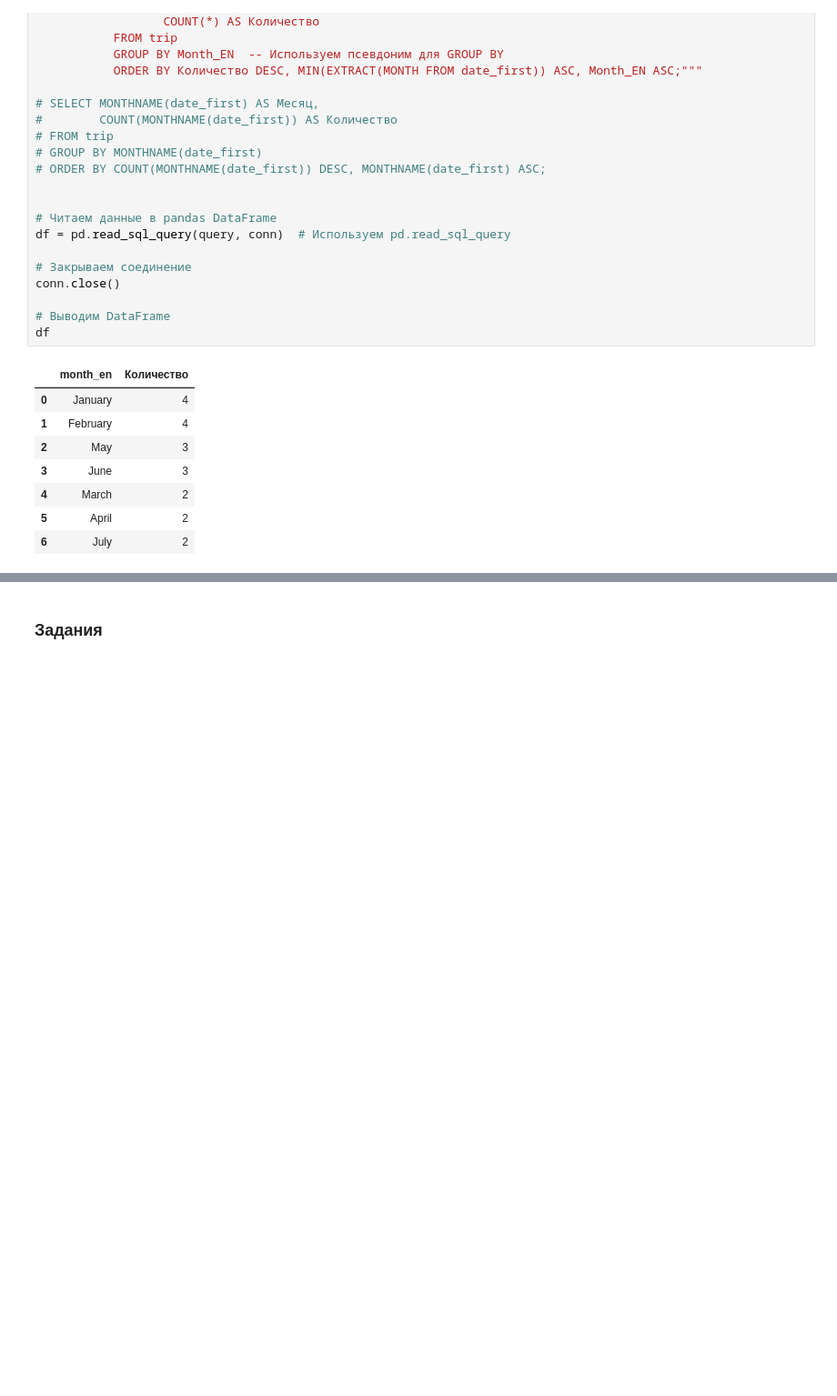
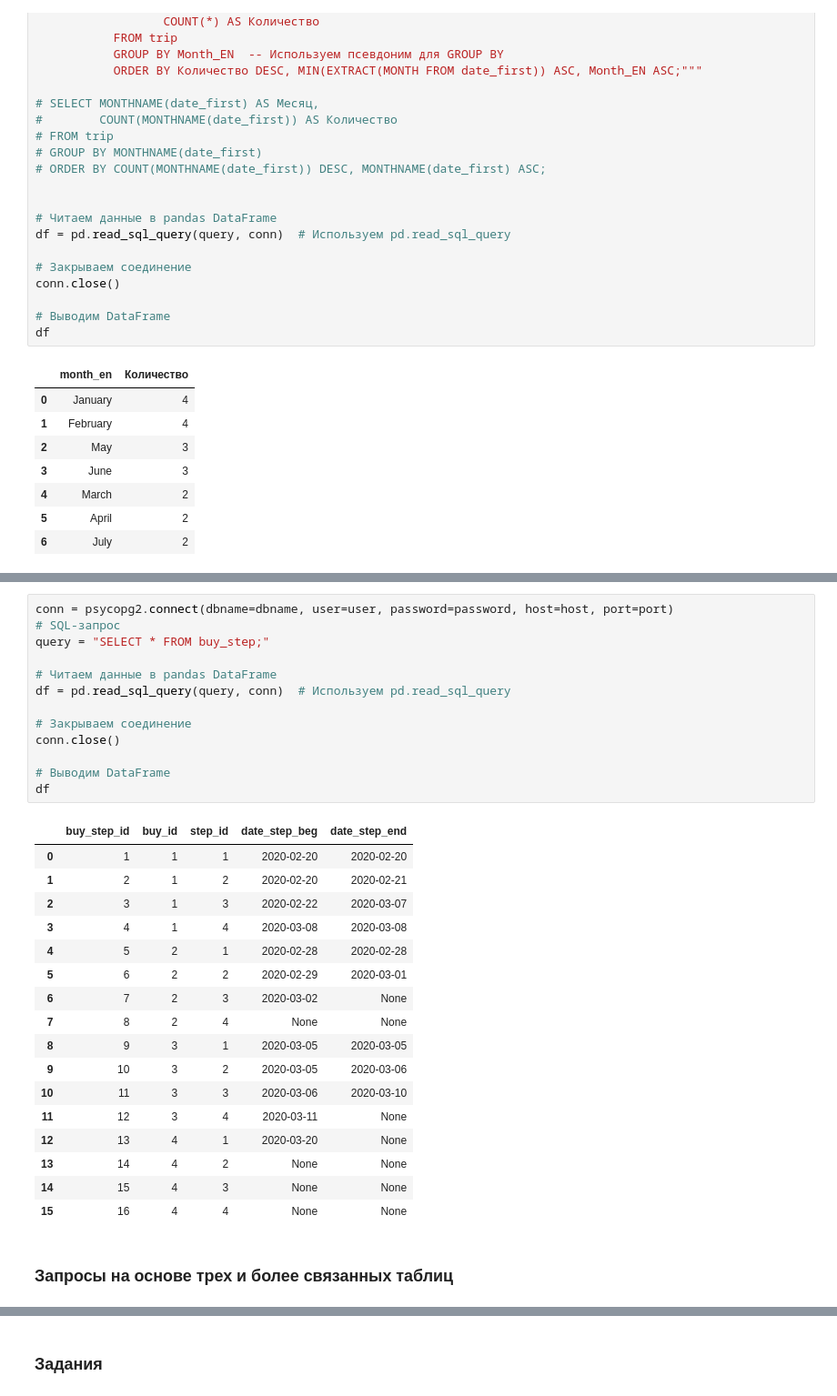
Before and after one commit to Sammik87/Miscellaneous, a Jupyter notebook: SQL.ipynb, the cells around one changed output, grey strips where cells are left out. Shown at 91% size. Saved outputs shown, nothing was run; the diff lists cells and outputs as text; blank space fills up the shorter version.

```diff
--- a/SQL.ipynb
+++ b/SQL.ipynb
@@ -2453,0 +3913,33 @@ df
+# %%
+conn = psycopg2.connect(dbname=dbname, user=user, password=password, host=host, port=port)
+# SQL-запрос
+query = "SELECT * FROM buy_step;"
+
+# Читаем данные в pandas DataFrame
+df = pd.read_sql_query(query, conn)  # Используем pd.read_sql_query
+
+# Закрываем соединение
+conn.close()
+
+# Выводим DataFrame
+df
+# %% [output]
+|  | buy_step_id | buy_id | step_id | date_step_beg | date_step_end |
+| 0 | 1 | 1 | 1 | 2020-02-20 | 2020-02-20 |
+| 1 | 2 | 1 | 2 | 2020-02-20 | 2020-02-21 |
+| 2 | 3 | 1 | 3 | 2020-02-22 | 2020-03-07 |
+| 3 | 4 | 1 | 4 | 2020-03-08 | 2020-03-08 |
+| 4 | 5 | 2 | 1 | 2020-02-28 | 2020-02-28 |
+| 5 | 6 | 2 | 2 | 2020-02-29 | 2020-03-01 |
+| 6 | 7 | 2 | 3 | 2020-03-02 | None |
+| 7 | 8 | 2 | 4 | None | None |
+| 8 | 9 | 3 | 1 | 2020-03-05 | 2020-03-05 |
+| 9 | 10 | 3 | 2 | 2020-03-05 | 2020-03-06 |
+| 10 | 11 | 3 | 3 | 2020-03-06 | 2020-03-10 |
+| 11 | 12 | 3 | 4 | 2020-03-11 | None |
+| 12 | 13 | 4 | 1 | 2020-03-20 | None |
+| 13 | 14 | 4 | 2 | None | None |
+| 14 | 15 | 4 | 3 | None | None |
+| 15 | 16 | 4 | 4 | None | None |
+# %% [markdown]
+### Запросы на основе трех и более связанных таблиц
```
Also changed, not shown: parts of 119 cells of this notebook, 4 other files.
